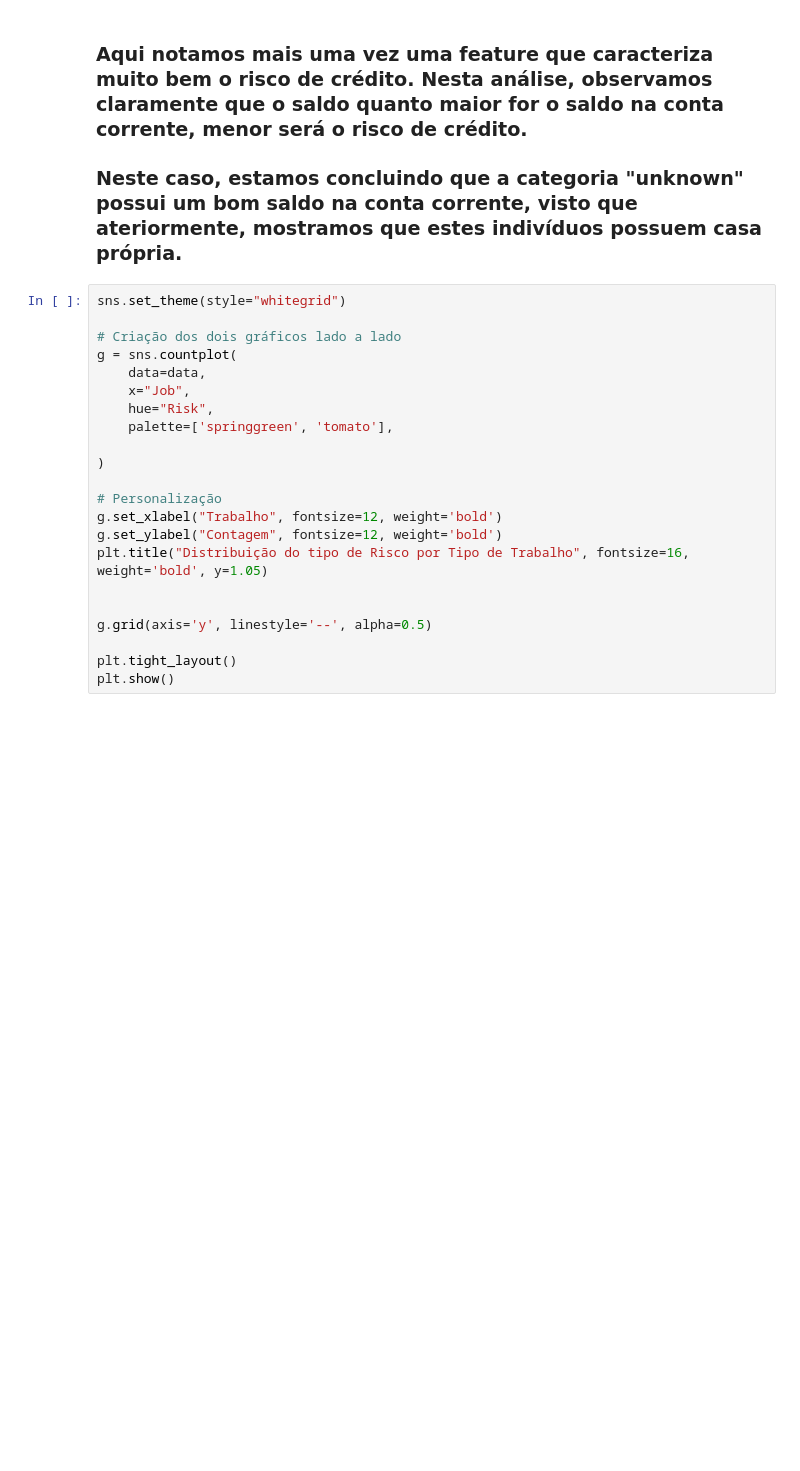
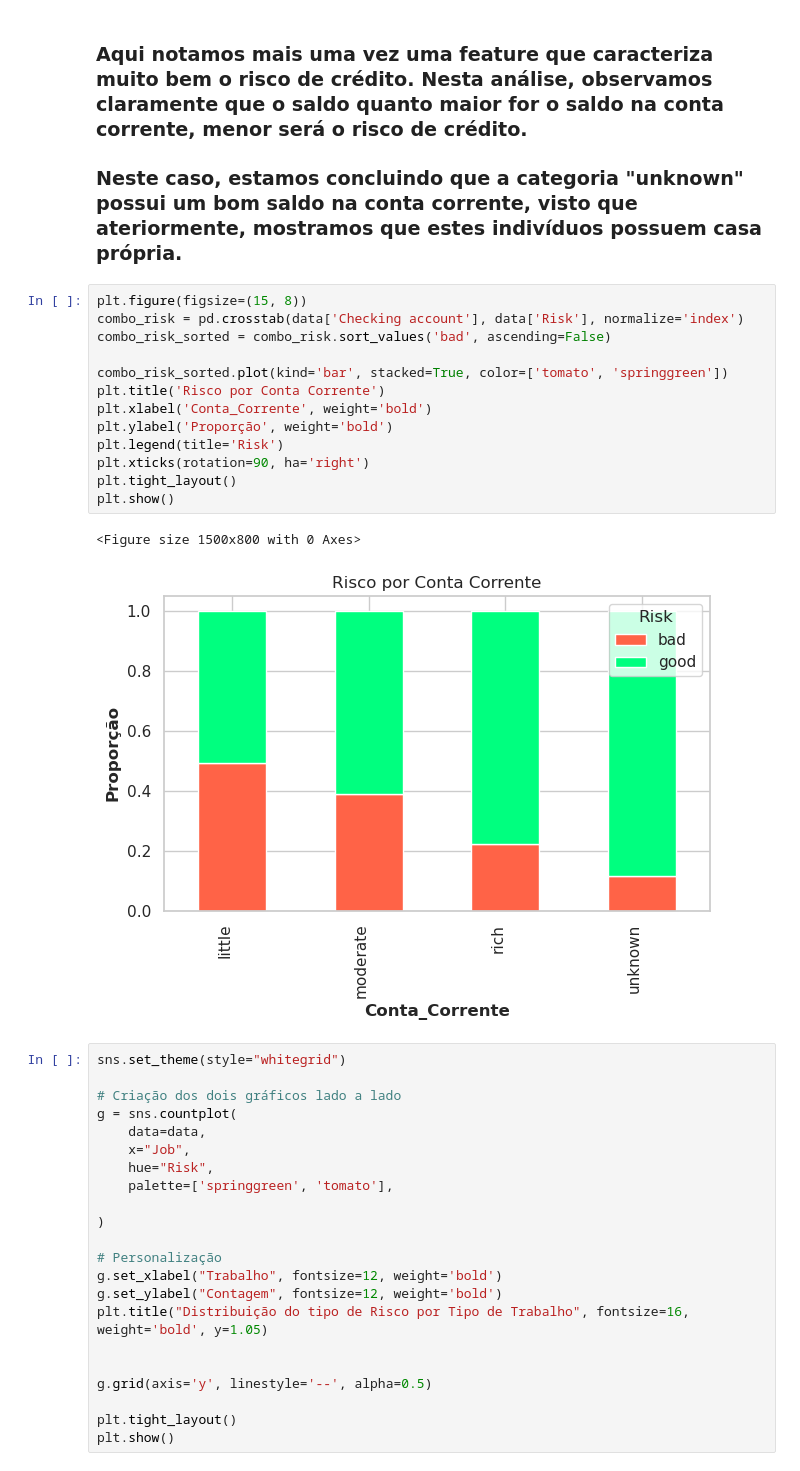
Before and after one commit to jfahelof/portfolio-credit-risk, a Jupyter notebook: credit_risk.ipynb, the cells around one changed output. Cells and saved outputs as stored; diff of their text form; blank space fills up the shorter version.

```diff
--- a/credit_risk.ipynb
+++ b/credit_risk.ipynb
@@ -383,6 +381,22 @@ plt.show()
 ### Aqui notamos mais uma vez uma feature que caracteriza muito bem o risco de crédito. Nesta análise, observamos claramente que o saldo quanto maior for o saldo na conta corrente, menor será o risco de crédito.
 
 ### Neste caso, estamos concluindo que a categoria "unknown" possui um bom saldo na conta corrente, visto que ateriormente, mostramos que estes indivíduos possuem casa própria.
+# %%
+plt.figure(figsize=(15, 8))
+combo_risk = pd.crosstab(data['Checking account'], data['Risk'], normalize='index')
+combo_risk_sorted = combo_risk.sort_values('bad', ascending=False)
+
+combo_risk_sorted.plot(kind='bar', stacked=True, color=['tomato', 'springgreen'])
+plt.title('Risco por Conta Corrente')
+plt.xlabel('Conta_Corrente', weight='bold')
+plt.ylabel('Proporção', weight='bold')
+plt.legend(title='Risk')
+plt.xticks(rotation=90, ha='right')
+plt.tight_layout()
+plt.show()
+# %% [output]
+<Figure size 1500x800 with 0 Axes>
+[figure, added]
 # %%
 sns.set_theme(style="whitegrid")
 
```
Also changed, not shown: parts of 13 cells of this notebook.
